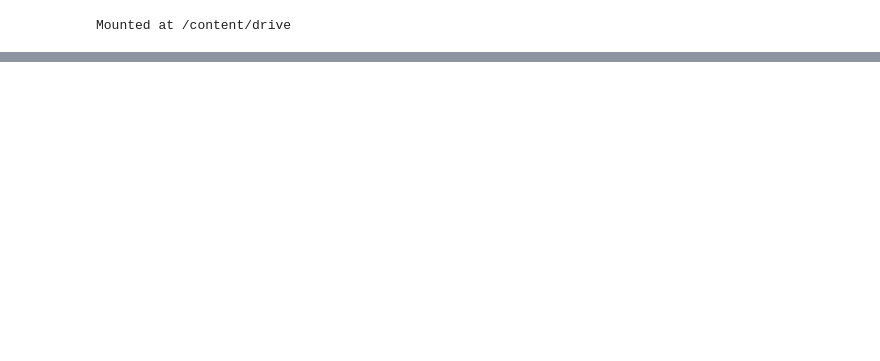
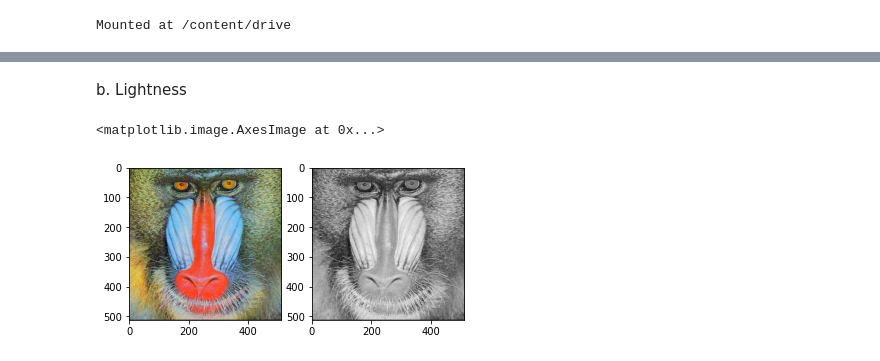
Before and after one commit to yusptar/PCVK, a Jupyter notebook: PCVK_Modul-3.ipynb, the cells around one changed output, grey strips where cells are left out. Drawn from its saved outputs; the diff is of its cells as text; code cells hidden in the pictures; blank space fills up the shorter version.

```diff
--- a/PCVK_Modul-3.ipynb
+++ b/PCVK_Modul-3.ipynb
@@ -36,0 +119,18 @@ Masukkan nilai kecerahan50
+# %% [markdown]
+b. Lightness
+# %%
+original = cv.imread('/content/drive/MyDrive/mandrill.tiff')
+color_image = cv.cvtColor(original,cv.COLOR_BGR2RGB)
+
+R, G, B = color_image[:,:,0], color_image[:,:,1], color_image[:,:,2]
+max_ch = np.maximum(np.maximum(R, G), B)
+min_ch = np.minimum(np.minimum(R, G), B)
+
+lightness_img = max_ch/2 + min_ch/2
+
+f, axarr = plt.subplots(1,2)
+axarr[0].imshow(color_image)
+axarr[1].imshow(lightness_img, cmap='gray')
+# %% [output]
+<matplotlib.image.AxesImage at 0x...>
+[figure, added]
```
Also changed, not shown: parts of 13 cells of this notebook.
